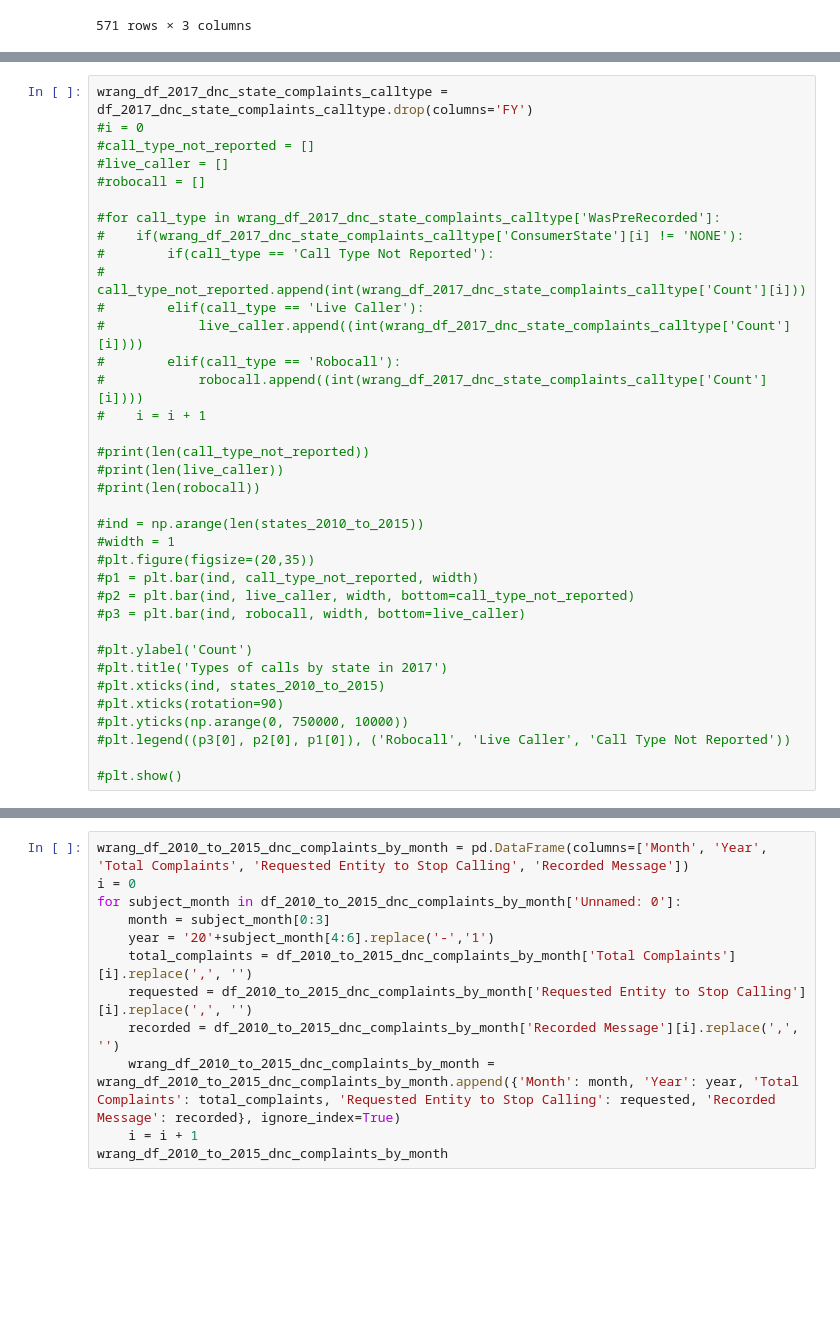
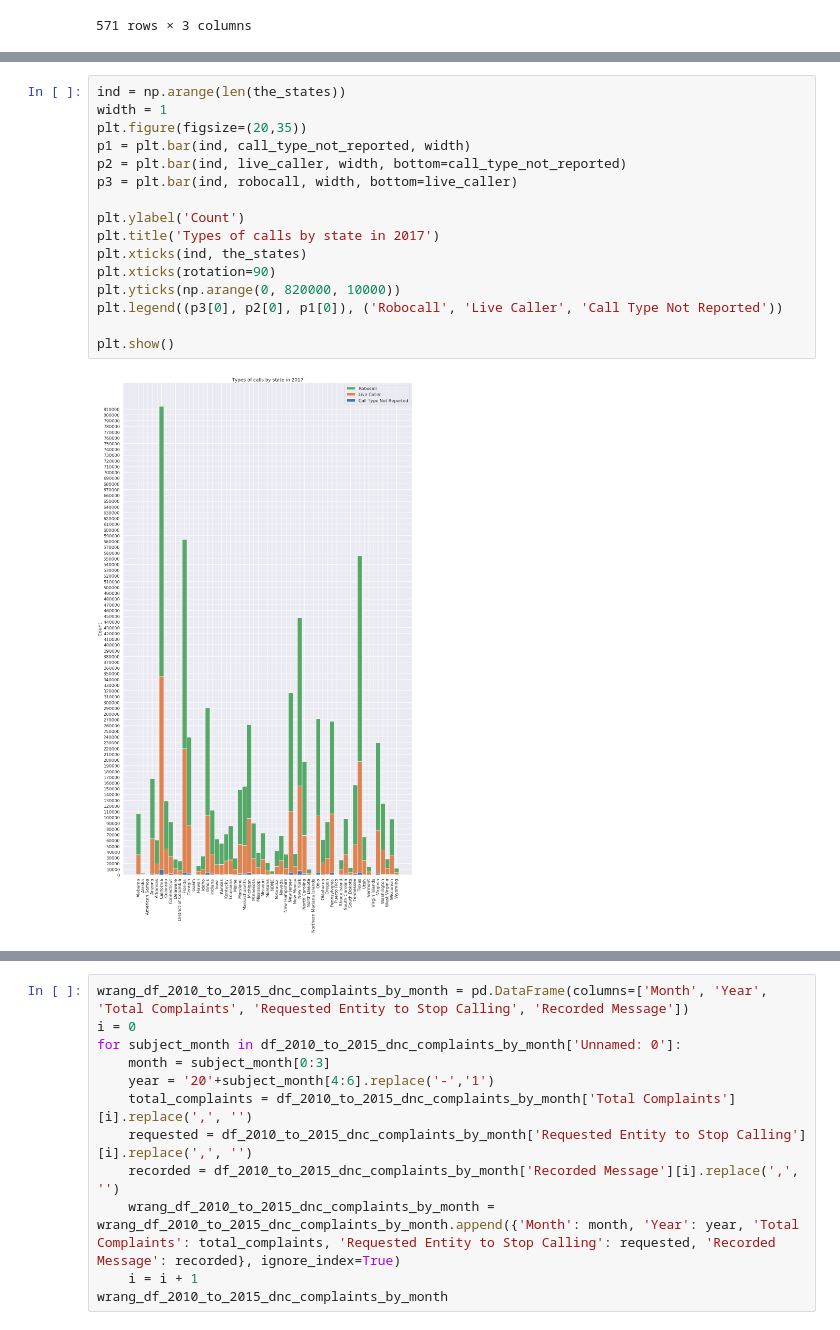
Before and after one commit to DannyFung97/nigerian-princes, a Jupyter notebook: FinalProject_Group24.ipynb, the cells around one changed output, grey strips where cells are left out. Saved outputs shown, nothing was run; the diff lists cells and outputs as text; blank space fills up the shorter version.

```diff
--- a/FinalProject_Group24.ipynb
+++ b/FinalProject_Group24.ipynb
@@ -220,39 +264,21 @@ Wyoming: 11 topics.
 # %%
-wrang_df_2017_dnc_state_complaints_calltype = df_2017_dnc_state_complaints_calltype.drop(columns='FY')
-#i = 0
-#call_type_not_reported = []
-#live_caller = []
-#robocall = []
+ind = np.arange(len(the_states))
+width = 1
+plt.figure(figsize=(20,35))
+p1 = plt.bar(ind, call_type_not_reported, width)
+p2 = plt.bar(ind, live_caller, width, bottom=call_type_not_reported)
+p3 = plt.bar(ind, robocall, width, bottom=live_caller)
 
-#for call_type in wrang_df_2017_dnc_state_complaints_calltype['WasPreRecorded']:
-#    if(wrang_df_2017_dnc_state_complaints_calltype['ConsumerState'][i] != 'NONE'):
-#        if(call_type == 'Call Type Not Reported'):
-#            call_type_not_reported.append(int(wrang_df_2017_dnc_state_complaints_calltype['Count'][i]))
-#        elif(call_type == 'Live Caller'):
-#            live_caller.append((int(wrang_df_2017_dnc_state_complaints_calltype['Count'][i])))
-#        elif(call_type == 'Robocall'):
-#            robocall.append((int(wrang_df_2017_dnc_state_complaints_calltype['Count'][i])))
-#    i = i + 1
+plt.ylabel('Count')
+plt.title('Types of calls by state in 2017')
+plt.xticks(ind, the_states)
+plt.xticks(rotation=90)
+plt.yticks(np.arange(0, 820000, 10000))
+plt.legend((p3[0], p2[0], p1[0]), ('Robocall', 'Live Caller', 'Call Type Not Reported'))
 
-#print(len(call_type_not_reported))
-#print(len(live_caller))
-#print(len(robocall))
-
-#ind = np.arange(len(states_2010_to_2015))
-#width = 1
-#plt.figure(figsize=(20,35))
-#p1 = plt.bar(ind, call_type_not_reported, width)
-#p2 = plt.bar(ind, live_caller, width, bottom=call_type_not_reported)
-#p3 = plt.bar(ind, robocall, width, bottom=live_caller)
-
-#plt.ylabel('Count')
-#plt.title('Types of calls by state in 2017')
-#plt.xticks(ind, states_2010_to_2015)
-#plt.xticks(rotation=90)
-#plt.yticks(np.arange(0, 750000, 10000))
-#plt.legend((p3[0], p2[0], p1[0]), ('Robocall', 'Live Caller', 'Call Type Not Reported'))
-
-#plt.show()
+plt.show()
+# %% [output]
+[figure, added]
 # %%
 wrang_df_2017_dnc_state_complaints_topic = pd.DataFrame(columns=['State', 'Top topics', 'Number of Complaints'])
 i = 0
```
Also changed, not shown: parts of 3 cells of this notebook.
